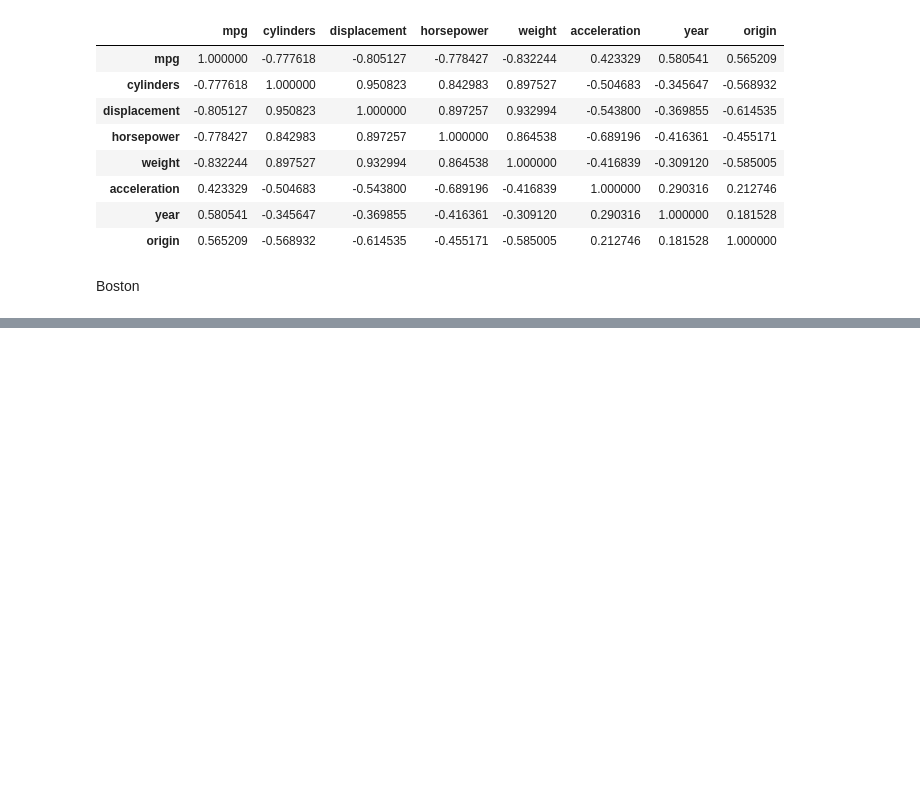
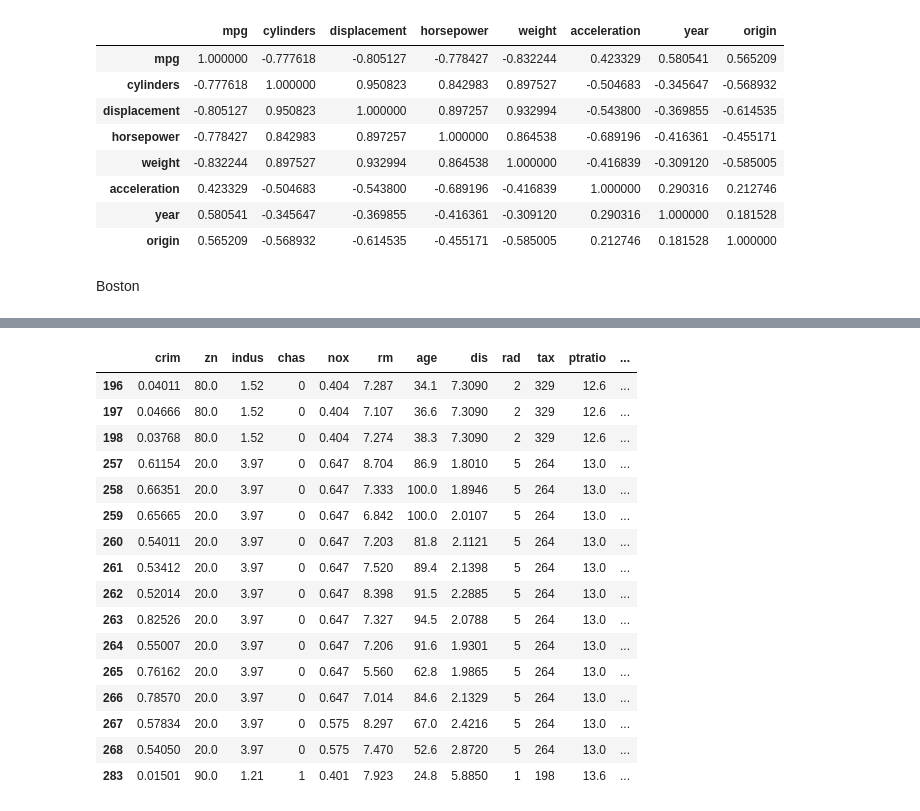
Before and after one commit to Naturalenemy07/CS543_ML, a Jupyter notebook: vscode/ISLP_24.ipynb, the cells around one changed output, grey strips where cells are left out. Saved outputs shown, nothing was run; the diff lists cells and outputs as text; code cells hidden in the pictures; blank space fills up the shorter version.

```diff
--- a/vscode/ISLP_24.ipynb
+++ b/vscode/ISLP_24.ipynb
@@ -173,0 +253,20 @@ Boston
+# %%
+boston[boston['ptratio'] < 14]
+# %% [output]
+|  | crim | zn | indus | chas | nox | rm | age | dis | rad | tax | ptratio | ... |
+| 196 | 0.04011 | 80.0 | 1.52 | 0 | 0.404 | 7.287 | 34.1 | 7.3090 | 2 | 329 | 12.6 | ... |
+| 197 | 0.04666 | 80.0 | 1.52 | 0 | 0.404 | 7.107 | 36.6 | 7.3090 | 2 | 329 | 12.6 | ... |
+| 198 | 0.03768 | 80.0 | 1.52 | 0 | 0.404 | 7.274 | 38.3 | 7.3090 | 2 | 329 | 12.6 | ... |
+| 257 | 0.61154 | 20.0 | 3.97 | 0 | 0.647 | 8.704 | 86.9 | 1.8010 | 5 | 264 | 13.0 | ... |
+| 258 | 0.66351 | 20.0 | 3.97 | 0 | 0.647 | 7.333 | 100.0 | 1.8946 | 5 | 264 | 13.0 | ... |
+| 259 | 0.65665 | 20.0 | 3.97 | 0 | 0.647 | 6.842 | 100.0 | 2.0107 | 5 | 264 | 13.0 | ... |
+| 260 | 0.54011 | 20.0 | 3.97 | 0 | 0.647 | 7.203 | 81.8 | 2.1121 | 5 | 264 | 13.0 | ... |
+| 261 | 0.53412 | 20.0 | 3.97 | 0 | 0.647 | 7.520 | 89.4 | 2.1398 | 5 | 264 | 13.0 | ... |
+| 262 | 0.52014 | 20.0 | 3.97 | 0 | 0.647 | 8.398 | 91.5 | 2.2885 | 5 | 264 | 13.0 | ... |
+| 263 | 0.82526 | 20.0 | 3.97 | 0 | 0.647 | 7.327 | 94.5 | 2.0788 | 5 | 264 | 13.0 | ... |
+| 264 | 0.55007 | 20.0 | 3.97 | 0 | 0.647 | 7.206 | 91.6 | 1.9301 | 5 | 264 | 13.0 | ... |
+| 265 | 0.76162 | 20.0 | 3.97 | 0 | 0.647 | 5.560 | 62.8 | 1.9865 | 5 | 264 | 13.0 | ... |
+| 266 | 0.78570 | 20.0 | 3.97 | 0 | 0.647 | 7.014 | 84.6 | 2.1329 | 5 | 264 | 13.0 | ... |
+| 267 | 0.57834 | 20.0 | 3.97 | 0 | 0.575 | 8.297 | 67.0 | 2.4216 | 5 | 264 | 13.0 | ... |
+| 268 | 0.54050 | 20.0 | 3.97 | 0 | 0.575 | 7.470 | 52.6 | 2.8720 | 5 | 264 | 13.0 | ... |
+| 283 | 0.01501 | 90.0 | 1.21 | 1 | 0.401 | 7.923 | 24.8 | 5.8850 | 1 | 198 | 13.6 | ... |
```
Also changed, not shown: parts of 8 cells of this notebook, 3 other files.
